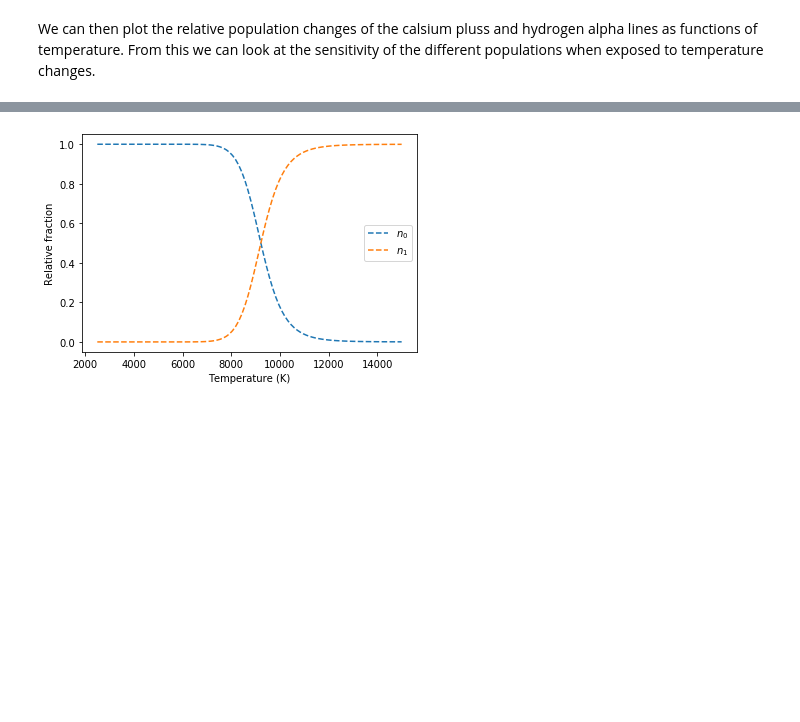
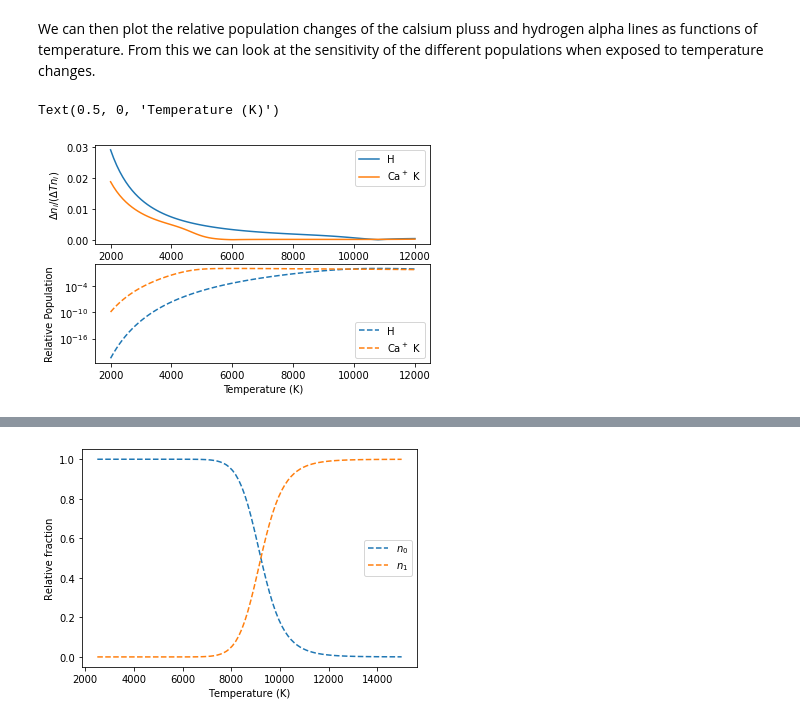
Before and after one commit to meudnaes/AST4310, a Jupyter notebook: project1.ipynb, the cells around one changed output, grey strips where cells are left out. Drawn from its saved outputs; the diff is of its cells as text; code cells hidden in the pictures; blank space fills up the shorter version.

```diff
--- a/project1.ipynb
+++ b/project1.ipynb
@@ -263,3 +266,33 @@ Text(0, 0.5, 'Ca II K / H$\\alpha$ strength ratio')
 We see here that the ratio is larger than 1 around the surface temperature of the sun. This means that the line for calsium ionization is stronger than the line for the first hydrogen excitation.
 # %% [markdown]
 We can then plot the relative population changes of the calsium pluss and hydrogen alpha lines as functions of temperature. From this we can look at the sensitivity of the different populations when exposed to temperature changes.
+# %%
+temp = np.linspace(2000, 12000, 100) * units.Kelvin
+
+dT = 1 * units.Kelvin
+
+n_ca1 = ca_atom.compute_populations(temp, e_press)[1, 0]
+n_ca2 = ca_atom.compute_populations(temp - dT, e_press)[1, 0]
+
+diff_ca = (n_ca1 - n_ca2) / (dT * n_ca1)
+
+n_h1 = h_atom.compute_populations(temp, e_press)[0, 1]
+n_h2 = h_atom.compute_populations(temp - dT, e_press)[0, 1]
+
+diff_h = (n_h1 - n_h2) / (dT * n_h1)
+
+fig, ax = plt.subplots(nrows = 2)
+ax[0].plot(temp, np.abs(diff_h), label = r"H")
+ax[0].plot(temp, np.abs(diff_ca), label = r"Ca$^+$ K")
+ax[0].legend()
+ax[0].set_ylabel(r"$\Delta n_i / (\Delta T n_i)$")
+
+ax[1].plot(temp, n_h1 / n_h1.max(), "--", label = r"H")
+ax[1].plot(temp, n_ca1 / n_ca1.max(), "--", label = r"Ca$^+$ K")
+ax[1].set_yscale("log")
+ax[1].legend()
+ax[1].set_ylabel("Relative Population")
+ax[1].set_xlabel("Temperature (K)")
+# %% [output]
+Text(0.5, 0, 'Temperature (K)')
+[figure, added]
```
Also changed, not shown: parts of 9 cells of this notebook.
